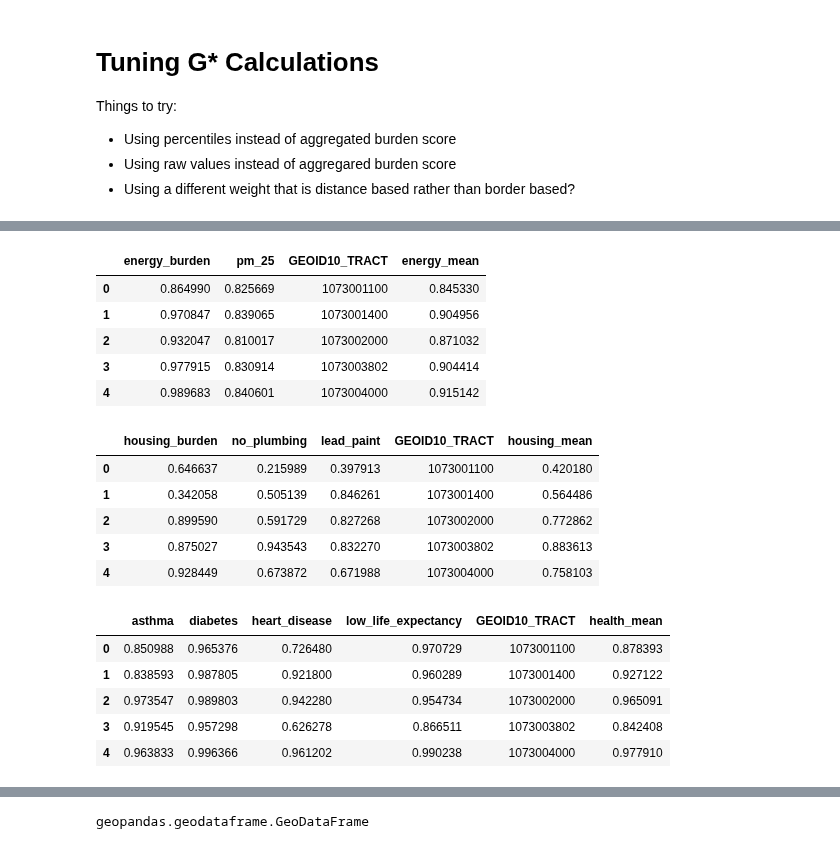
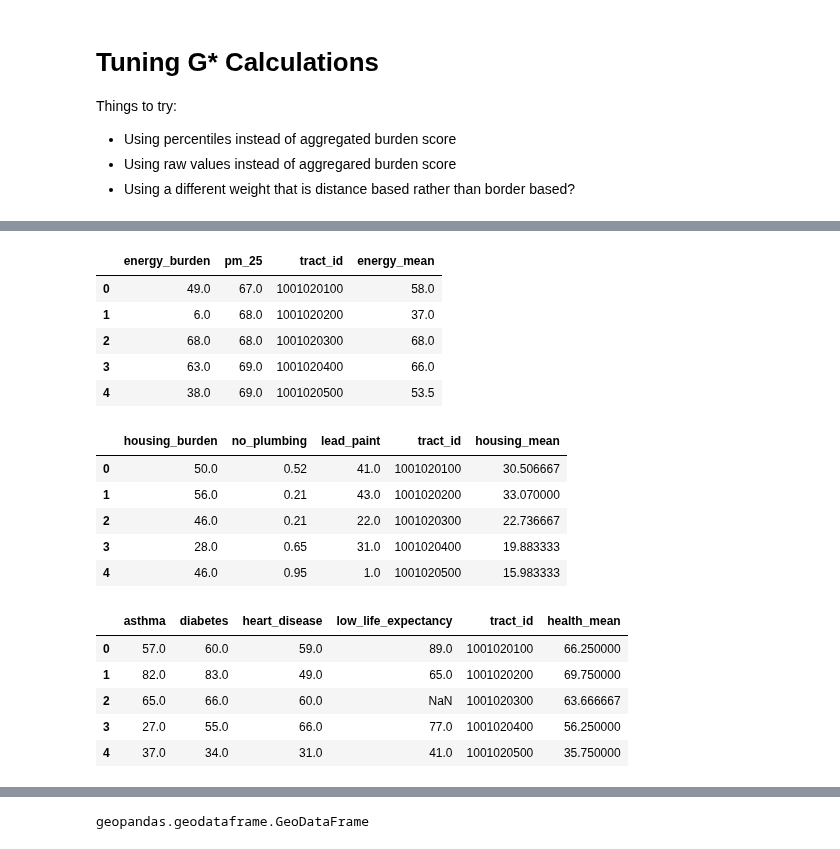
Before and after one commit to haylee360/j40-data-exploration, a Jupyter notebook: gstar-tuning.ipynb, the cells around one changed output, grey strips where cells are left out. Drawn from its saved outputs; the diff is of its cells as text; code cells hidden in the pictures.

```diff
--- a/gstar-tuning.ipynb
+++ b/gstar-tuning.ipynb
@@ -89,63 +133,66 @@ cc.head()
 # %%
 # Energy
-energy = usa_v2[['Energy burden (percentile)', 'PM2.5 in the air (percentile)', 'GEOID10_TRACT']]
+energy = comm_states[['Energy burden (percentile)', 'PM2.5 in the air (percentile)', 'Census tract 2010 ID']]
 energy = energy.rename(columns={
     'Energy burden (percentile)':'energy_burden',
-    'PM2.5 in the air (percentile)':'pm_25'
+    'PM2.5 in the air (percentile)':'pm_25',
+    'Census tract 2010 ID':'tract_id'
     })
 energy['energy_mean'] = energy[['energy_burden', 'pm_25']].mean(axis=1)
 
 energy.head()
 # %% [output]
-|  | energy_burden | pm_25 | GEOID10_TRACT | energy_mean |
-| 0 | 0.864990 | 0.825669 | 1073001100 | 0.845330 |
-| 1 | 0.970847 | 0.839065 | 1073001400 | 0.904956 |
-| 2 | 0.932047 | 0.810017 | 1073002000 | 0.871032 |
-| 3 | 0.977915 | 0.830914 | 1073003802 | 0.904414 |
-| 4 | 0.989683 | 0.840601 | 1073004000 | 0.915142 |
+|  | energy_burden | pm_25 | tract_id | energy_mean |
+| 0 | 49.0 | 67.0 | 1001020100 | 58.0 |
+| 1 | 6.0 | 68.0 | 1001020200 | 37.0 |
+| 2 | 68.0 | 68.0 | 1001020300 | 68.0 |
+| 3 | 63.0 | 69.0 | 1001020400 | 66.0 |
+| 4 | 38.0 | 69.0 | 1001020500 | 53.5 |
 # %%
 # Housing
-housing = usa_v2[['Housing burden (percent) (percentile)',
-                'Share of homes with no kitchen or indoor plumbing (percent) (percentile)',
+housing = comm_states[['Housing burden (percent) (percentile)',
+                'Share of homes with no kitchen or indoor plumbing (percentile)',
                 'Percent pre-1960s housing (lead paint indicator) (percentile)',
-                'GEOID10_TRACT']]
+                'Census tract 2010 ID']]
 housing = housing.rename(columns={
     'Housing burden (percent) (percentile)':'housing_burden',
-    'Share of homes with no kitchen or indoor plumbing (percent) (percentile)':'no_plumbing',
-    'Percent pre-1960s housing (lead paint indicator) (percentile)':'lead_paint'
+    'Share of homes with no kitchen or indoor plumbing (percentile)':'no_plumbing',
+    'Percent pre-1960s housing (lead paint indicator) (percentile)':'lead_paint',
+    'Census tract 2010 ID':'tract_id'
 })
 housing['housing_mean'] = housing[['housing_burden', 'no_plumbing', 'lead_paint']].mean(axis=1)
 
 housing.head()
 # %% [output]
-|  | housing_burden | no_plumbing | lead_paint | GEOID10_TRACT | housing_mean |
-| 0 | 0.646637 | 0.215989 | 0.397913 | 1073001100 | 0.420180 |
-| 1 | 0.342058 | 0.505139 | 0.846261 | 1073001400 | 0.564486 |
-| 2 | 0.899590 | 0.591729 | 0.827268 | 1073002000 | 0.772862 |
-| 3 | 0.875027 | 0.943543 | 0.832270 | 1073003802 | 0.883613 |
-| 4 | 0.928449 | 0.673872 | 0.671988 | 1073004000 | 0.758103 |
+|  | housing_burden | no_plumbing | lead_paint | tract_id | housing_mean |
+| 0 | 50.0 | 0.52 | 41.0 | 1001020100 | 30.506667 |
+| 1 | 56.0 | 0.21 | 43.0 | 1001020200 | 33.070000 |
+| 2 | 46.0 | 0.21 | 22.0 | 1001020300 | 22.736667 |
+| 3 | 28.0 | 0.65 | 31.0 | 1001020400 | 19.883333 |
+| 4 | 46.0 | 0.95 | 1.0 | 1001020500 | 15.983333 |
 # %%
 # Health
-health = usa_v2[['Current asthma among adults aged greater than or equal to 18 years (percentile)',
+health = comm_states[['Current asthma among adults aged greater than or equal to 18 years (percentile)',
                 'Diagnosed diabetes among adults aged greater than or equal to 18 years (percentile)',
                 'Coronary heart disease among adults aged greater than or equal to 18 years (percentile)',
                 'Low life expectancy (percentile)',
-                'GEOID10_TRACT']]
+                'Census tract 2010 ID']]
 health = health.rename(columns={
     'Current asthma among adults aged greater than or equal to 18 years (percentile)':'asthma',
     'Diagnosed diabetes among adults aged greater than or equal to 18 years (percentile)':'diabetes',
     'Coronary heart disease among adults aged greater than or equal to 18 years (percentile)':'heart_disease',
-    'Low life expectancy (percentile)':'low_life_expectancy'
+    'Low life expectancy (percentile)':'low_life_expectancy',
+    'Census tract 2010 ID':'tract_id'
 })
 health['health_mean'] = health[['asthma', 'diabetes', 'heart_disease', 'low_life_expectancy']].mean(axis=1)
 
 health.head()
 # %% [output]
-|  | asthma | diabetes | heart_disease | low_life_expectancy | GEOID10_TRACT | health_mean |
-| 0 | 0.850988 | 0.965376 | 0.726480 | 0.970729 | 1073001100 | 0.878393 |
-| 1 | 0.838593 | 0.987805 | 0.921800 | 0.960289 | 1073001400 | 0.927122 |
-| 2 | 0.973547 | 0.989803 | 0.942280 | 0.954734 | 1073002000 | 0.965091 |
-| 3 | 0.919545 | 0.957298 | 0.626278 | 0.866511 | 1073003802 | 0.842408 |
-| 4 | 0.963833 | 0.996366 | 0.961202 | 0.990238 | 1073004000 | 0.977910 |
+|  | asthma | diabetes | heart_disease | low_life_expectancy | tract_id | health_mean |
+| 0 | 57.0 | 60.0 | 59.0 | 89.0 | 1001020100 | 66.250000 |
+| 1 | 82.0 | 83.0 | 49.0 | 65.0 | 1001020200 | 69.750000 |
+| 2 | 65.0 | 66.0 | 60.0 | NaN | 1001020300 | 63.666667 |
+| 3 | 27.0 | 55.0 | 66.0 | 77.0 | 1001020400 | 56.250000 |
+| 4 | 37.0 | 34.0 | 31.0 | 41.0 | 1001020500 | 35.750000 |
 # %%
 # Legacy Pollution
```
Also changed, not shown: parts of 18 cells of this notebook.
